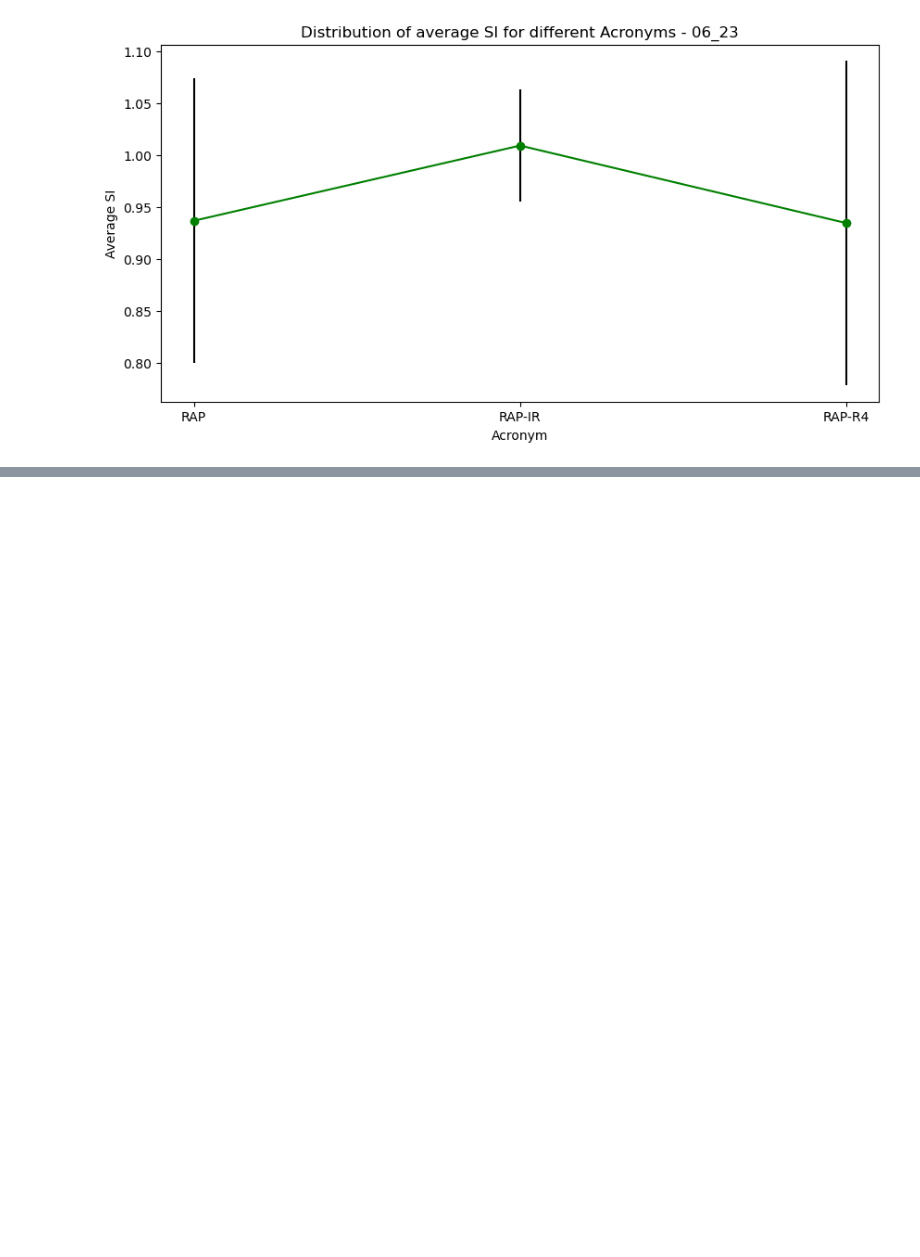
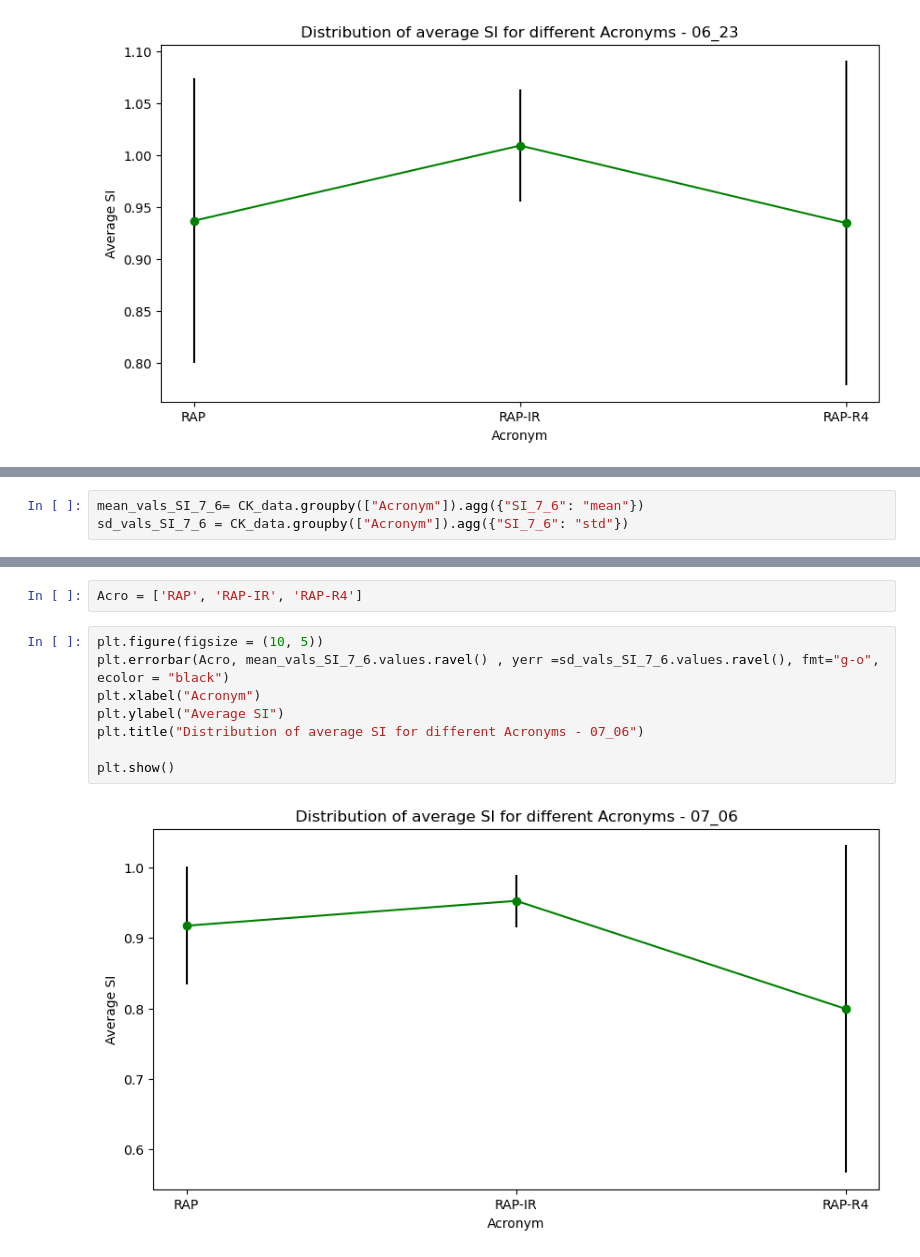
Before and after one commit to Gayara-Fernando/Summer_misc, a Jupyter notebook: Plots.ipynb, the cells around one changed output, grey strips where cells are left out. Cells and saved outputs as stored; diff of their text form; blank space fills up the shorter version.

Commit message:
Add the plots till now

```diff
--- a/Plots.ipynb
+++ b/Plots.ipynb
@@ -402,0 +422,3 @@ plt.show()
+# %%
+mean_vals_SI_7_6= CK_data.groupby(["Acronym"]).agg({"SI_7_6": "mean"})
+sd_vals_SI_7_6 = CK_data.groupby(["Acronym"]).agg({"SI_7_6": "std"})
@@ -402,0 +434,12 @@ plt.show()
+# %%
+Acro = ['RAP', 'RAP-IR', 'RAP-R4']
+# %%
+plt.figure(figsize = (10, 5))
+plt.errorbar(Acro, mean_vals_SI_7_6.values.ravel() , yerr =sd_vals_SI_7_6.values.ravel(), fmt="g-o", ecolor = "black")
+plt.xlabel("Acronym")
+plt.ylabel("Average SI")
+plt.title("Distribution of average SI for different Acronyms - 07_06")
+
+plt.show()
+# %% [output]
+[figure, added]
```
Also changed, not shown: parts of 48 cells of this notebook.
